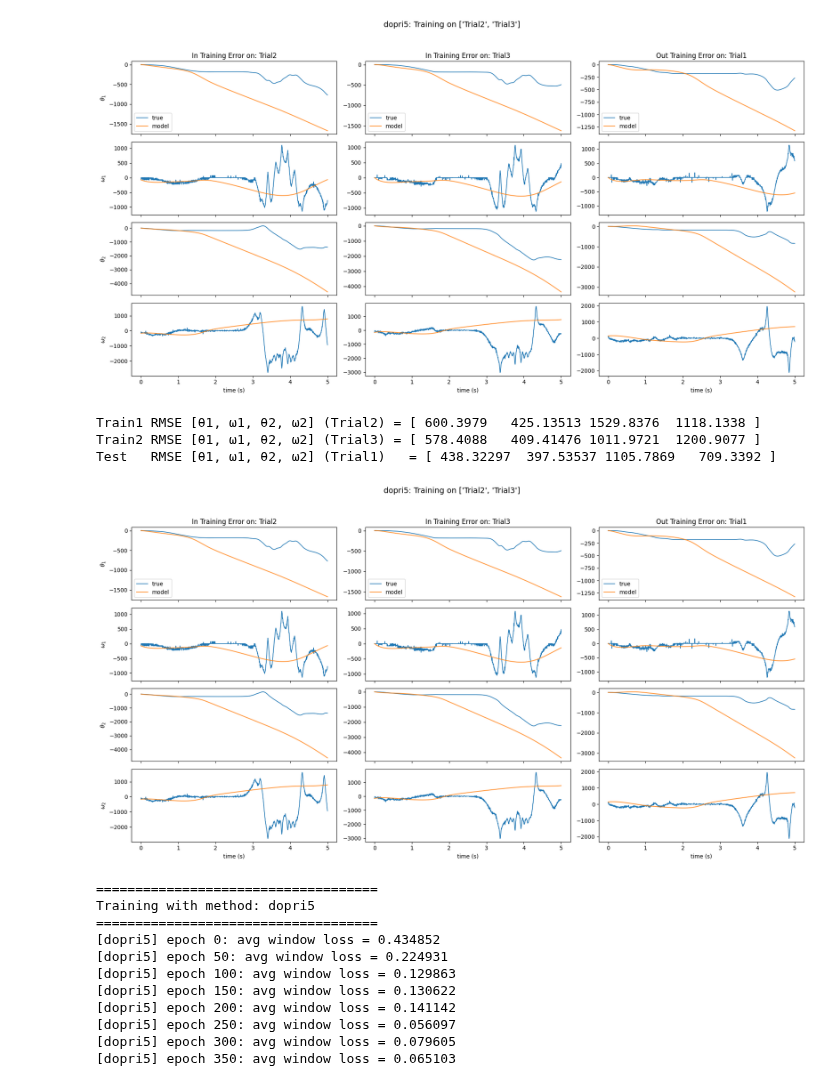
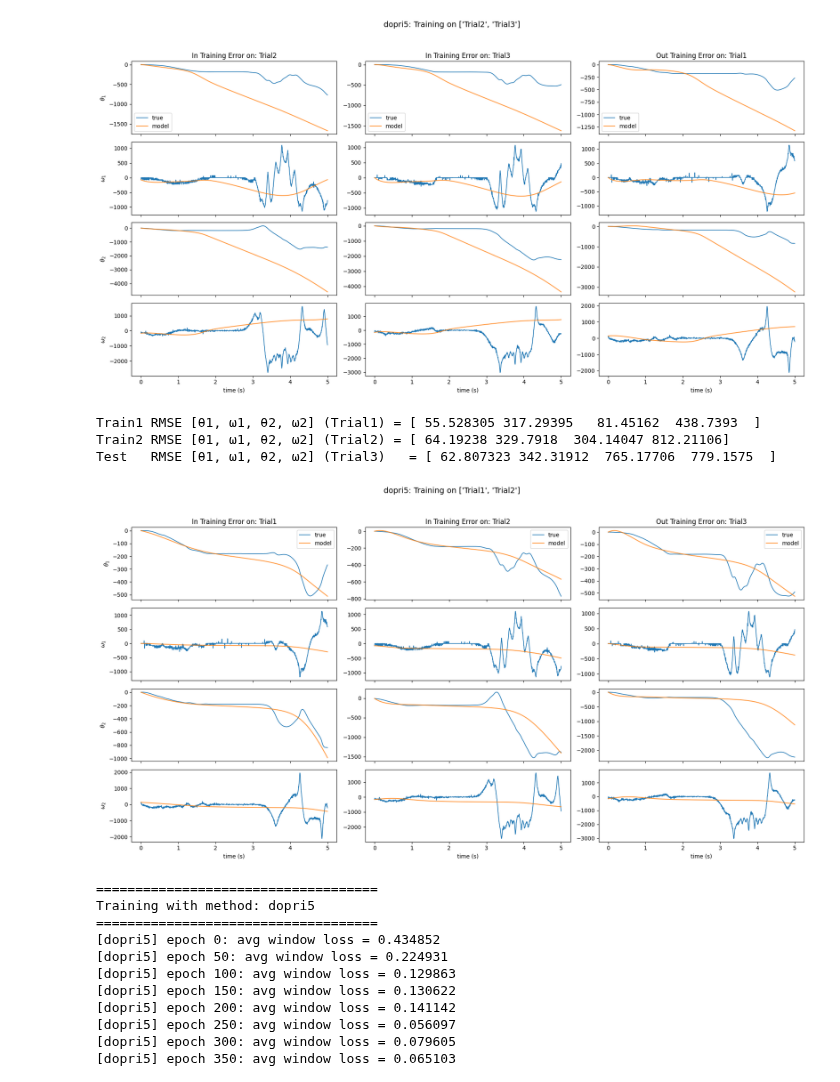
Before and after one commit to marzg7/doublependulum, a Jupyter notebook: Double_Pendulum_Neural_ODE.ipynb, the cells around one changed output. Cells and saved outputs as stored; diff of their text form; code cells hidden in the pictures.

```diff
--- a/Double_Pendulum_Neural_ODE.ipynb
+++ b/Double_Pendulum_Neural_ODE.ipynb
@@ -496,45 +496,45 @@ Test   RMSE [θ1, ω1, θ2, ω2] (Trial1)   = [ 438.32297  397.53537 1105.7869
 
 # === Train on Trial1 + Trial2, test on Trial3, using dopri5 + windowed training ===
 
-train_names = ["Trial2", "Trial3"]
-test_name   = "Trial1"
-method_name = "dopri5"
+train_names = ["Trial1", "Trial2"]
+test_name   = "Trial3"
+method_name = "euler"
 
 # 1) Prepare tensors + normalization
 train_trials, test_tensors, Y_mean, Y_std, dt = prepare_train_test_tensors(
     real_trials, train_names, test_name
 )
 t_test, Y_test, Y_test_norm = test_tensors
 
 # 2) Make model for this solver method
 func, neural_ode = make_neural_ode(method_name, dt)
-weights_path = "Neural_ODE_train_Trial2+Trial3_test_Trial1_dopri5_500epochs.pth"
+weights_path = "Neural_ODE_train_Trial1+Trial2_test_Trial3_dopri5.pth"
 # 3) Load weights into the ODEFunc that neural_ode wraps
 weights = torch.load(weights_path)
 
 func.load_state_dict(weights)
 
 
 # now the weights are loaded
 
 # 4) Plot train vs test
 rmse_train1, rmse_train2, rmse_test1= plot_train_train_test(
     neural_ode,
     Y_mean, Y_std,
     train_names[0],
     train_names[1],
     real_trials=real_trials,
     test_trial_name=test_name,
     title_prefix=f"{method_name}: Training on {train_names}",
 )
 ## Plot of Model on training 2
 ## Plot of model on training 3
 ## Plot of model on testing 1
 # %% [output]
-Train1 RMSE [θ1, ω1, θ2, ω2] (Trial2) = [ 600.3979   425.13513 1529.8376  1118.1338 ]
-Train2 RMSE [θ1, ω1, θ2, ω2] (Trial3) = [ 578.4088   409.41476 1011.9721  1200.9077 ]
-Test   RMSE [θ1, ω1, θ2, ω2] (Trial1)   = [ 438.32297  397.53537 1105.7869   709.3392 ]
+Train1 RMSE [θ1, ω1, θ2, ω2] (Trial1) = [ 55.528305 317.29395   81.45162  438.7393  ]
+Train2 RMSE [θ1, ω1, θ2, ω2] (Trial2) = [ 64.19238 329.7918  304.14047 812.21106]
+Test   RMSE [θ1, ω1, θ2, ω2] (Trial3)   = [ 62.807323 342.31912  765.17706  779.1575  ]
-[figure, old version]
+[figure, new version]
 # %%
 # 7.2 Code Block for ALL Solvers
 # === Compare solvers with windowed training, for a fixed train/test split ===
```
Also changed, not shown: 21 other files.
